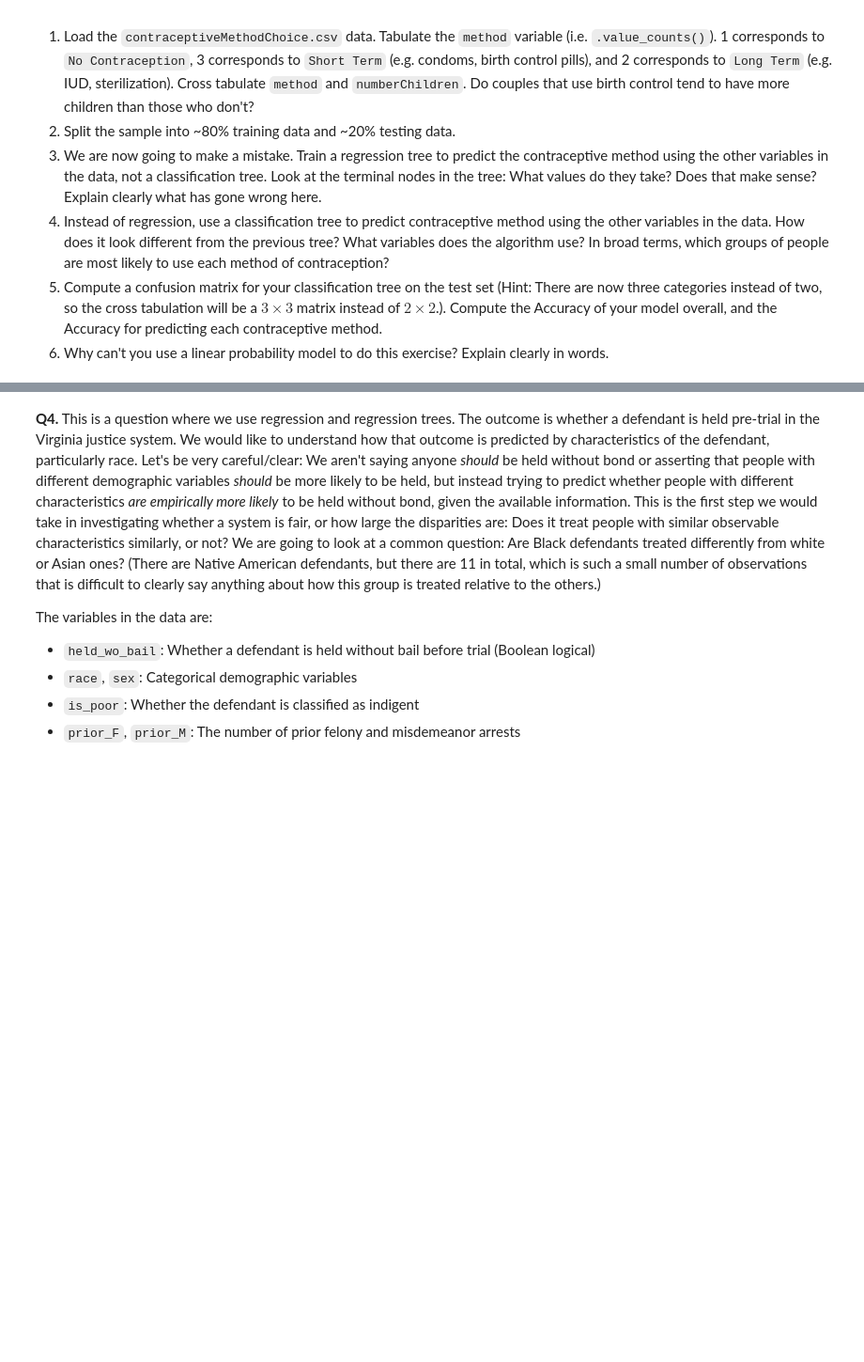
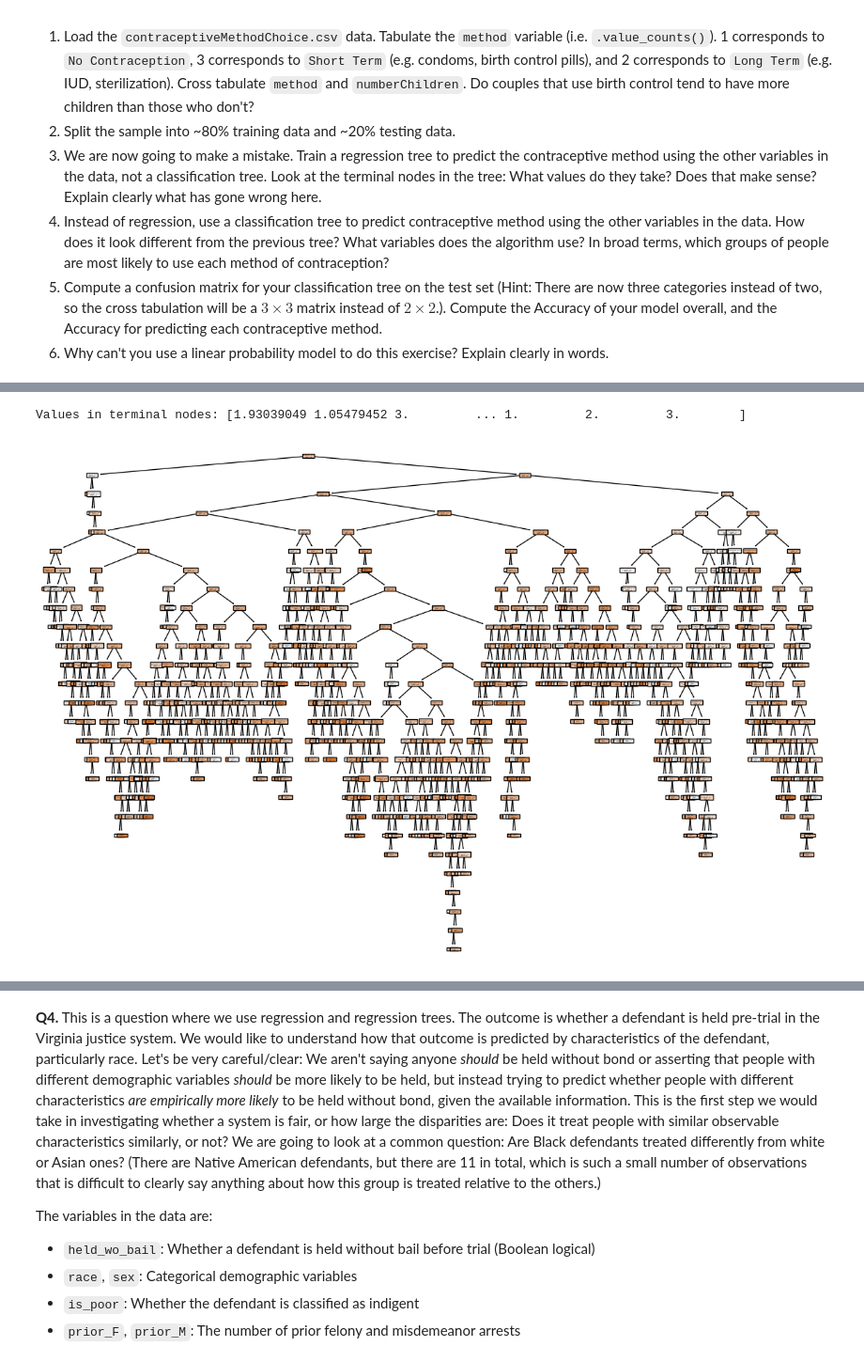
Before and after one commit to eric-nguyen13/assignment4, a Jupyter notebook: assignment4.ipynb, the cells around one changed output, grey strips where cells are left out. Shown at 94% size. Cells and saved outputs as stored; diff of their text form; code cells hidden in the pictures; blank space fills up the shorter version.

```diff
--- a/assignment4.ipynb
+++ b/assignment4.ipynb
@@ -512,13 +590,25 @@ y = df2['method']
 
 X_train, X_test, y_train, y_test = train_test_split(X, y, test_size=0.2, random_state=42)
 # %%
+from sklearn.tree import plot_tree
+import matplotlib.pyplot as plt
 # 3. Make a mistake.
 # Train a regression tree to predict the contraceptive method using the other variables in the data, not a classification tree.
+
 regressor = DecisionTreeRegressor(random_state=42)
 regressor.fit(X_train, y_train)
 y_pred = regressor.predict(X_test)
 
 
 # Look at the terminal nodes in the tree: What values do they take? Does that make sense? Explain clearly what has gone wrong here.
 terminal_nodes = regressor.tree_.value.squeeze()
 print("Values in terminal nodes:", terminal_nodes)
+
+
+# Visualize the mistaken regression tree
+plt.figure(figsize=(15, 10))
+plot_tree(regressor, filled=True, feature_names=X.columns, class_names=['No-use', 'Long-term', 'Short-term'])
+plt.show()
+# %% [output]
+Values in terminal nodes: [1.93039049 1.05479452 3.         ... 1.         2.         3.        ]
+[figure, added]
```
Also changed, not shown: parts of 23 cells of this notebook.
